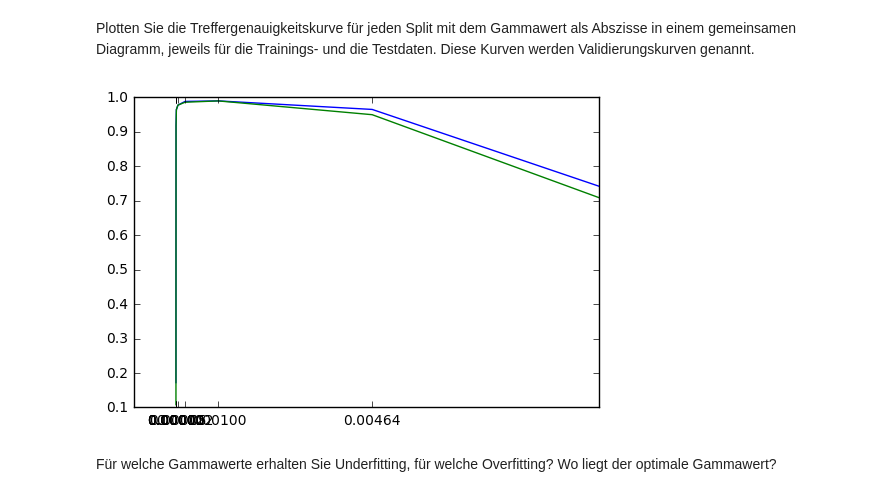
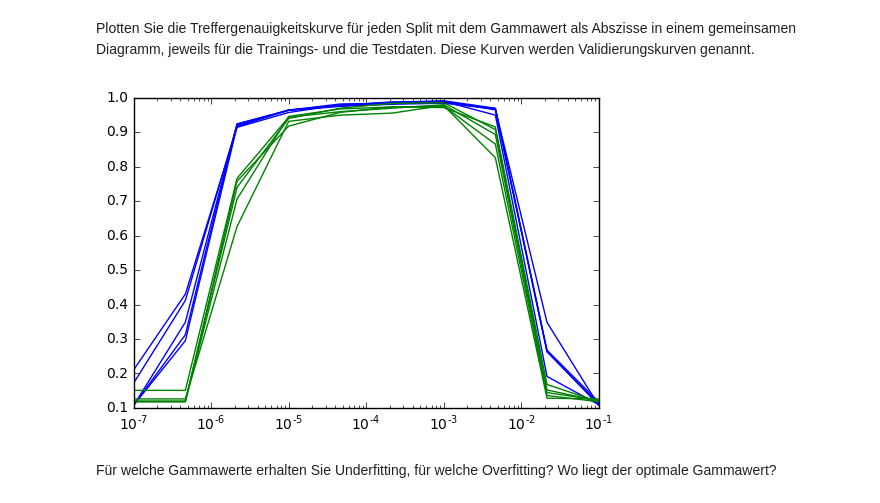
Before and after one commit to magoeke/htwg.machinelearning, a Jupyter notebook: 04/01_Supportvektormaschine.ipynb, the cells around one changed output. Cells and saved outputs as stored; diff of their text form; code cells hidden in the pictures.

Commit message:
Added diagram with curves.

```diff
--- a/04/01_Supportvektormaschine.ipynb
+++ b/04/01_Supportvektormaschine.ipynb
@@ -286,37 +274,27 @@ Plotten Sie die Treffergenauigkeitskurve für jeden Split mit dem Gammawert als
 # %%
 test_curves = []
 training_curves = []
 for index in range(0,split_number):
     test_curves.append(pd.DataFrame(data=test_scores_gamma[index*len(gammas):(index+1)*len(gammas)], index = gammas))
     training_curves.append(pd.DataFrame(data=training_scores_gamma[index*len(gammas):(index+1)*len(gammas)], index = gammas))
 
 test_curves_mean=[]
 training_curves_mean=[]
 for test_curve, training_curve in zip(test_curves, training_curves):
     test_curves_mean.append(test_curve.mean(axis=1))
     training_curves_mean.append(training_curve.mean(axis=1))
 
-test_curves_mean, training_curves_mean
-
-#training_curves_mean[0].plot(xlim=(np.min(gammas),np.max(gammas)));
-#training_curves_mean[1].plot();
-#training_curves_mean[2].plot();
-#training_curves_mean[3].plot();
-#training_curves_mean[4].plot();
-#test_curves_mean[0].plot();
-#test_curves_mean[1].plot();
-#test_curves_mean[2].plot();
-#test_curves_mean[3].plot();
-#test_curves_mean[4].plot();
-plt.xticks( gammas ) # location, labels
-plt.xlim(np.min(gammas)-0.001, 0.01)
-plt.plot( training_curves_mean[0] )
-plt.plot( training_curves_mean[2] )
+# plot curves
+xlabs = [pow(10,i) for i in range(-7,0)]
+plt.xticks( xlabs ) # location, labels
+plt.xscale("log")
+for training_curve in training_curves_mean:
+    plt.plot(training_curve, c="blue")
+for test_curve in test_curves_mean:
+    plt.plot(test_curve, c="green")
 plt.show()
-
-#TODO show curves
 # %% [output]
-[figure, old version]
+[figure, new version]
 # %% [markdown]
 Für welche Gammawerte erhalten Sie Underfitting, für welche Overfitting? Wo liegt der optimale Gammawert?
 # %%
```
Also changed, not shown: parts of 7 cells of this notebook.
